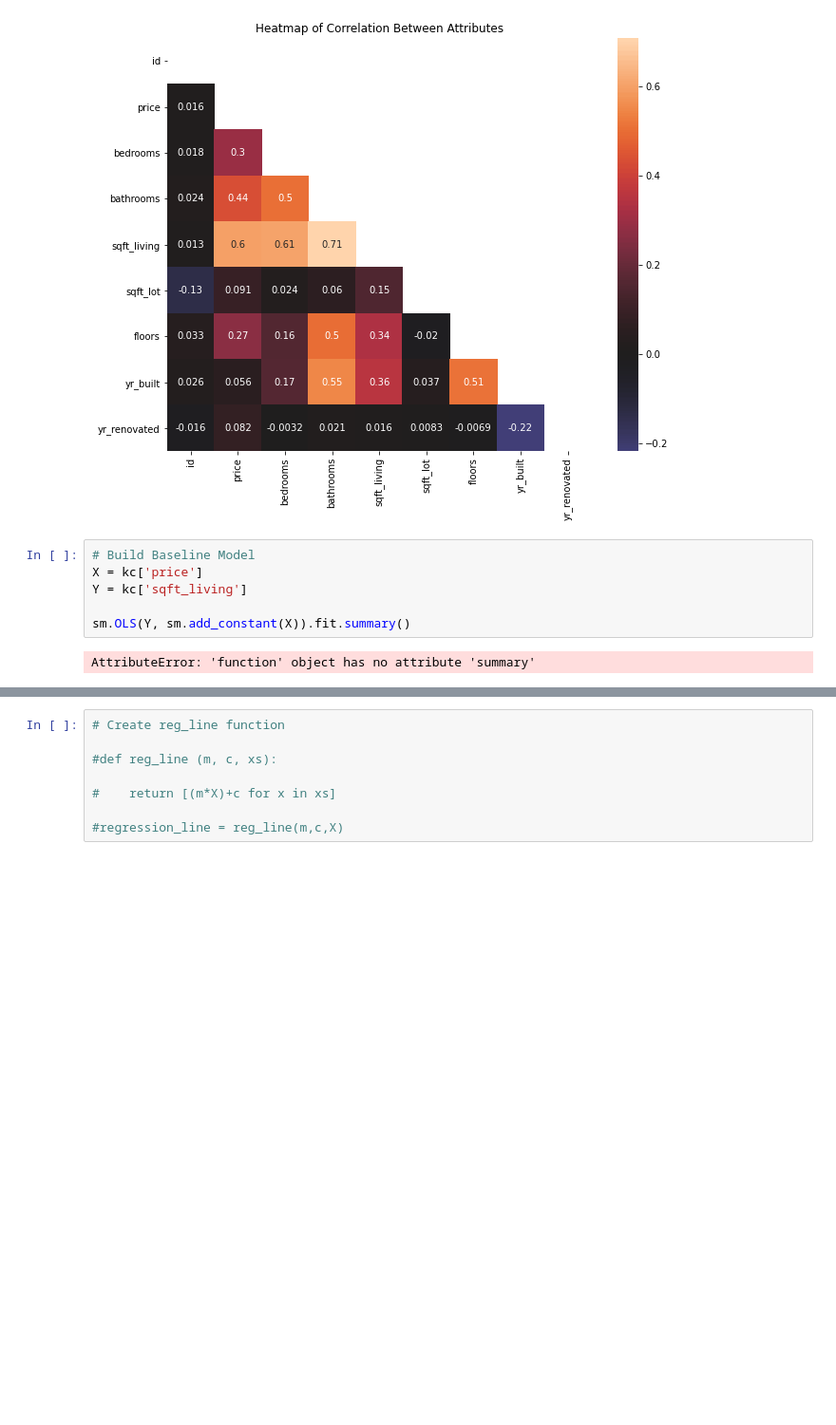
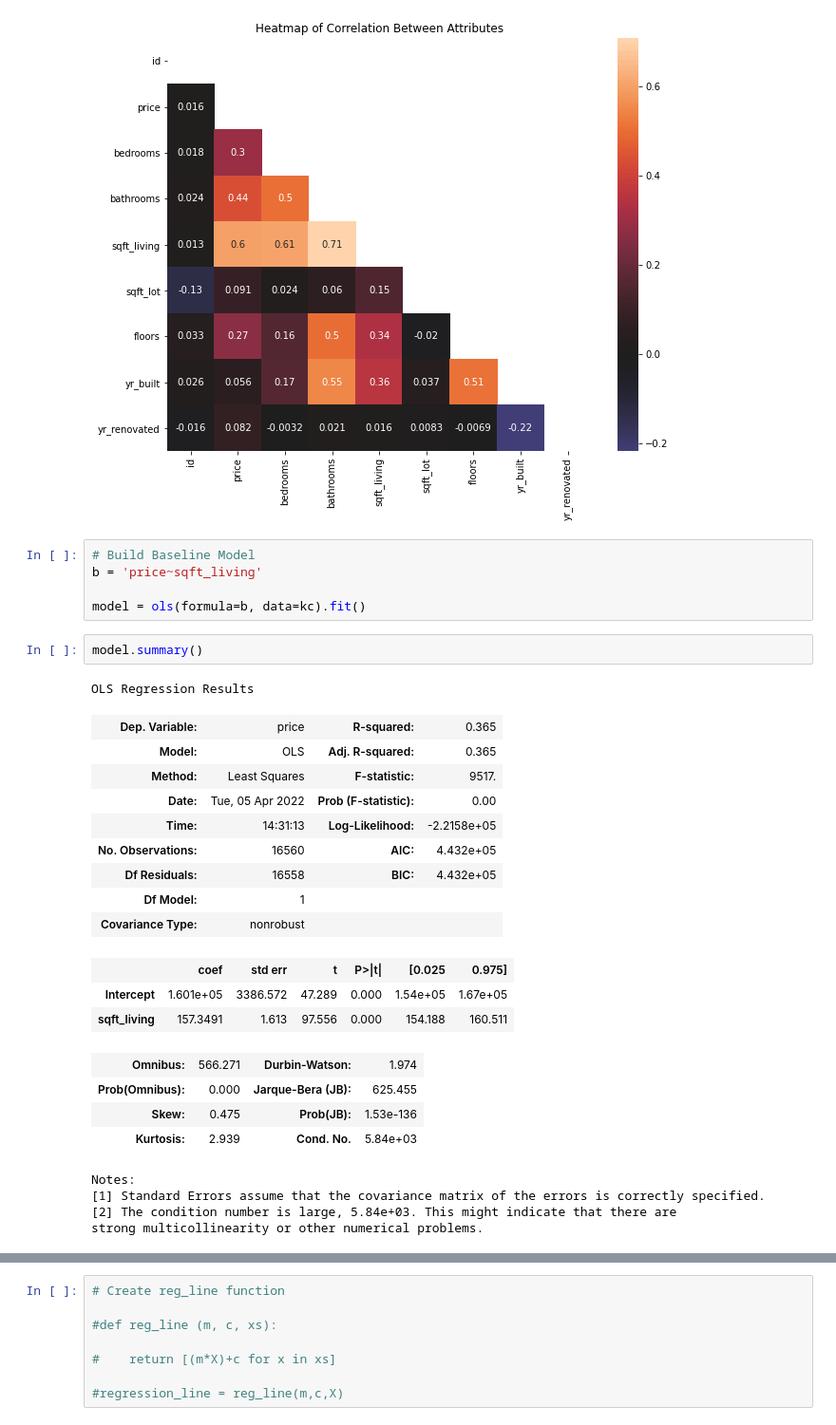
Before and after one commit to ashakeri92/dsc-phase-2-project-v2-3, a Jupyter notebook: Analysis.ipynb, the cells around one changed output, grey strips where cells are left out. Shown at 95% size. Drawn from its saved outputs; the diff is of its cells as text; blank space fills up the shorter version.

```diff
--- a/Analysis.ipynb
+++ b/Analysis.ipynb
@@ -180,11 +181,32 @@ ax.set_title("Heatmap of Correlation Between Attributes");
 # 3) sqft_living vs. bedrooms
 # %% [output]
 [figure]
-# %%
-# Build Baseline Model
-X = kc['price']
-Y = kc['sqft_living']
-
-sm.OLS(Y, sm.add_constant(X)).fit.summary()
-# %% [output]
-AttributeError: 'function' object has no attribute 'summary'
+# %%
+# Build Baseline Model
+b = 'price~sqft_living'
+
+model = ols(formula=b, data=kc).fit()
+# %%
+model.summary()
+# %% [output]
+OLS Regression Results
+| Dep. Variable: | price | R-squared: | 0.365 |
+| Model: | OLS | Adj. R-squared: | 0.365 |
+| Method: | Least Squares | F-statistic: | 9517. |
+| Date: | Tue, 05 Apr 2022 | Prob (F-statistic): | 0.00 |
+| Time: | 14:31:13 | Log-Likelihood: | -2.2158e+05 |
+| No. Observations: | 16560 | AIC: | 4.432e+05 |
+| Df Residuals: | 16558 | BIC: | 4.432e+05 |
+| Df Model: | 1 |  |  |
+| Covariance Type: | nonrobust |  |  |
+|  | coef | std err | t | P>|t| | [0.025 | 0.975] |
+| Intercept | 1.601e+05 | 3386.572 | 47.289 | 0.000 | 1.54e+05 | 1.67e+05 |
+| sqft_living | 157.3491 | 1.613 | 97.556 | 0.000 | 154.188 | 160.511 |
+| Omnibus: | 566.271 | Durbin-Watson: | 1.974 |
+| Prob(Omnibus): | 0.000 | Jarque-Bera (JB): | 625.455 |
+| Skew: | 0.475 | Prob(JB): | 1.53e-136 |
+| Kurtosis: | 2.939 | Cond. No. | 5.84e+03 |
+Notes:
+[1] Standard Errors assume that the covariance matrix of the errors is correctly specified.
+[2] The condition number is large, 5.84e+03. This might indicate that there are
+strong multicollinearity or other numerical problems.
```
Also changed, not shown: parts of 7 cells of this notebook.
